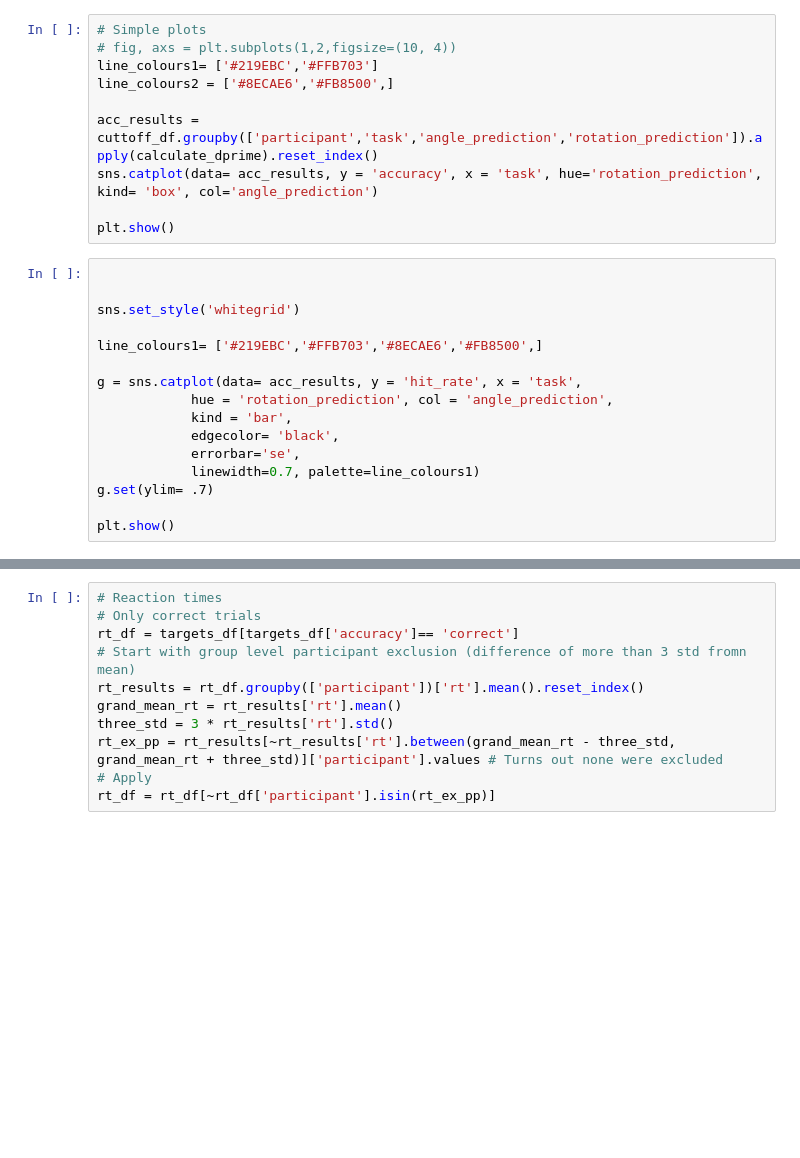
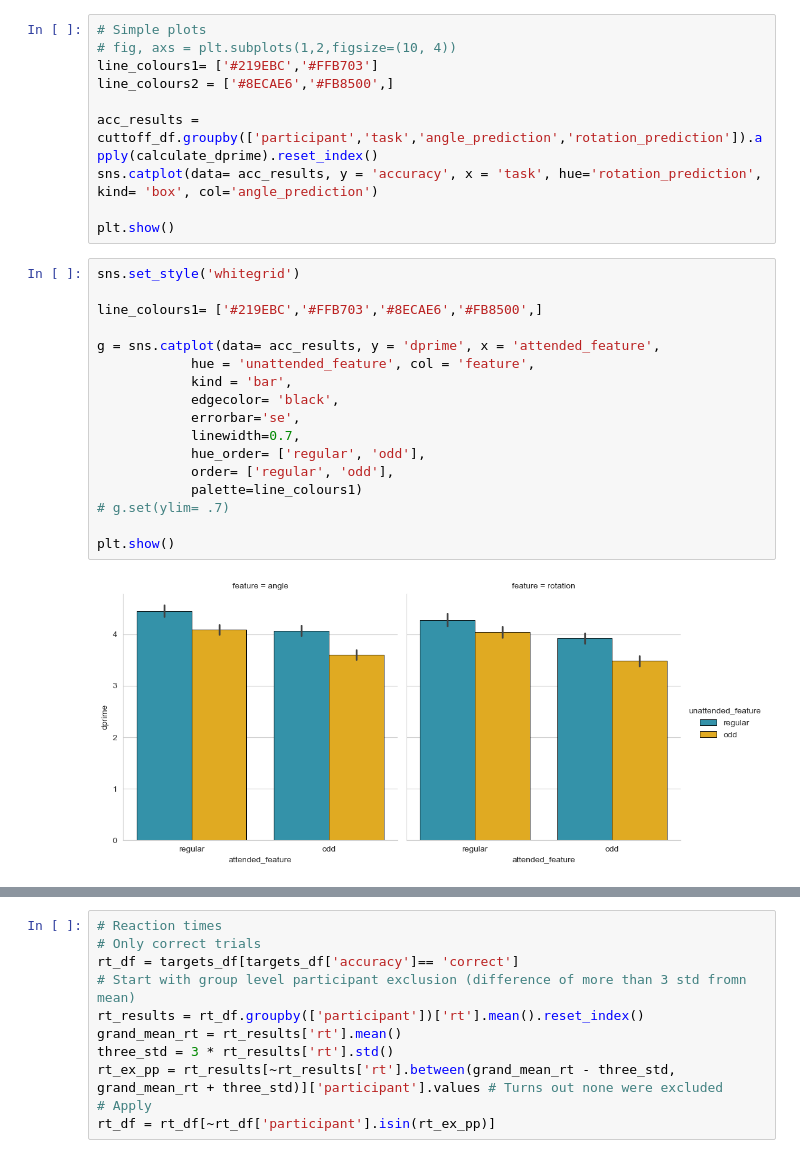
Before and after one commit to maxvanmigem/low-level-visual-prediction-processing, a Jupyter notebook: exploration/behaviour.ipynb, the cells around one changed output, grey strips where cells are left out. Cells and saved outputs as stored; diff of their text form; blank space fills up the shorter version.

```diff
--- a/exploration/behaviour.ipynb
+++ b/exploration/behaviour.ipynb
@@ -169,18 +183,21 @@ sns.catplot(data= acc_results, y = 'accuracy', x = 'task', hue='rotation_predict
 
 plt.show()
 # %%
-
-
 sns.set_style('whitegrid')
 
 line_colours1= ['#219EBC','#FFB703','#8ECAE6','#FB8500',]
 
-g = sns.catplot(data= acc_results, y = 'hit_rate', x = 'task',
-            hue = 'rotation_prediction', col = 'angle_prediction',
+g = sns.catplot(data= acc_results, y = 'dprime', x = 'attended_feature',
+            hue = 'unattended_feature', col = 'feature',
             kind = 'bar',
             edgecolor= 'black',
             errorbar='se',
-            linewidth=0.7, palette=line_colours1)
-g.set(ylim= .7)
+            linewidth=0.7,
+            hue_order= ['regular', 'odd'],
+            order= ['regular', 'odd'],
+            palette=line_colours1)
+# g.set(ylim= .7)
 
 plt.show()
+# %% [output]
+[figure, added]
```
Also changed, not shown: parts of 8 cells of this notebook, 3 other files.
